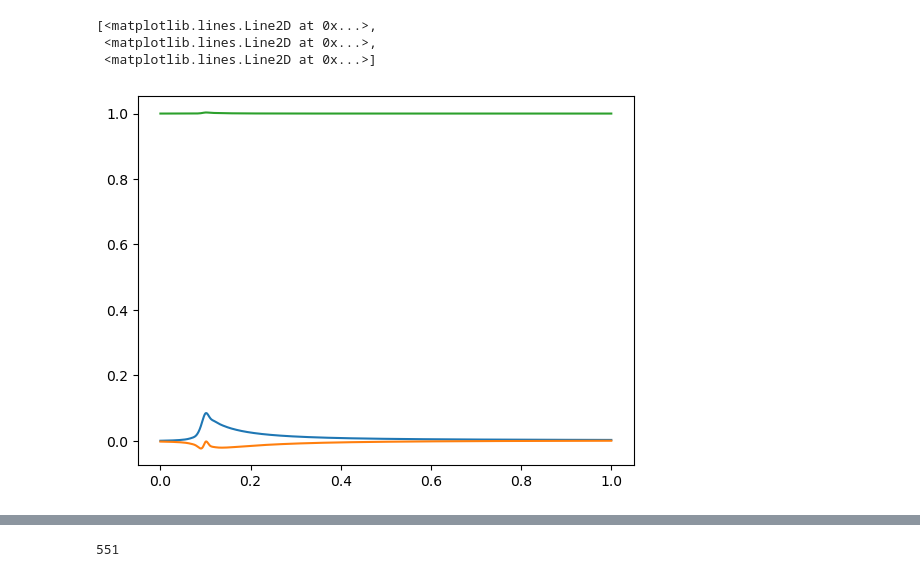
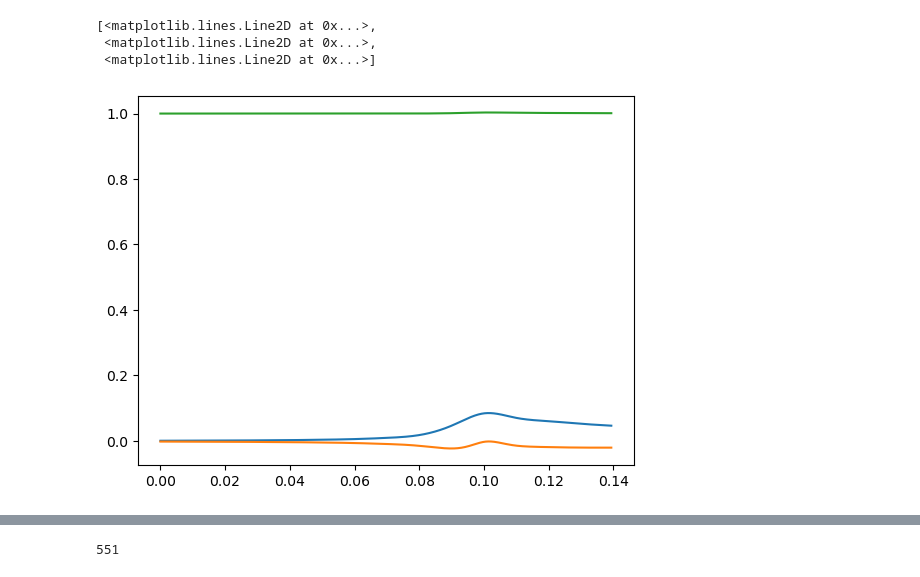
Before and after one commit to ramtarun02/Indirect-Noise-in-Nozzles, a Jupyter notebook: FrictionFactorEstimation.ipynb, the cells around one changed output, grey strips where cells are left out. Drawn from its saved outputs; the diff is of its cells as text; code cells hidden in the pictures.

```diff
--- a/FrictionFactorEstimation.ipynb
+++ b/FrictionFactorEstimation.ipynb
@@ -48,19 +49,24 @@ he = torch.tensor([0.01])
 HE = np.tile(he, (1,N1)) # N x T
 He = HE.flatten()[:,None]
 ETA = eta.flatten()[:, None]
-He_train = torch.from_numpy(He).type(torch.float32)
-ETA_train = torch.from_numpy(ETA).type(torch.float32)
+Hee = torch.from_numpy(He).type(torch.float32)
+ETA = torch.from_numpy(ETA).type(torch.float32)
 
 
 
 UU = torch.from_numpy(U[:, 1:4]).type(torch.float32)
 
-ETA_train.requires_grad = True
+#ETA_train.requires_grad = True
+He_train, He_test = train_test_split(Hee, train_size = 0.7, shuffle = True)
+Eta_train, Eta_test, UU_train, UU_test = train_test_split(ETA, UU, train_size=0.7, shuffle=False)
 #print(UU)
+
+
+meanflow_train, meanflow_test = train_test_split(meanflow, train_size=0.7, shuffle=False)
 # %%
-plt.plot(ETA, UU)
+plt.plot(Eta_train, UU_train)
 # %% [output]
 [<matplotlib.lines.Line2D at 0x...>,
  <matplotlib.lines.Line2D at 0x...>,
  <matplotlib.lines.Line2D at 0x...>]
-[figure, old version]
+[figure, new version]
```
Also changed, not shown: parts of 11 cells of this notebook.
